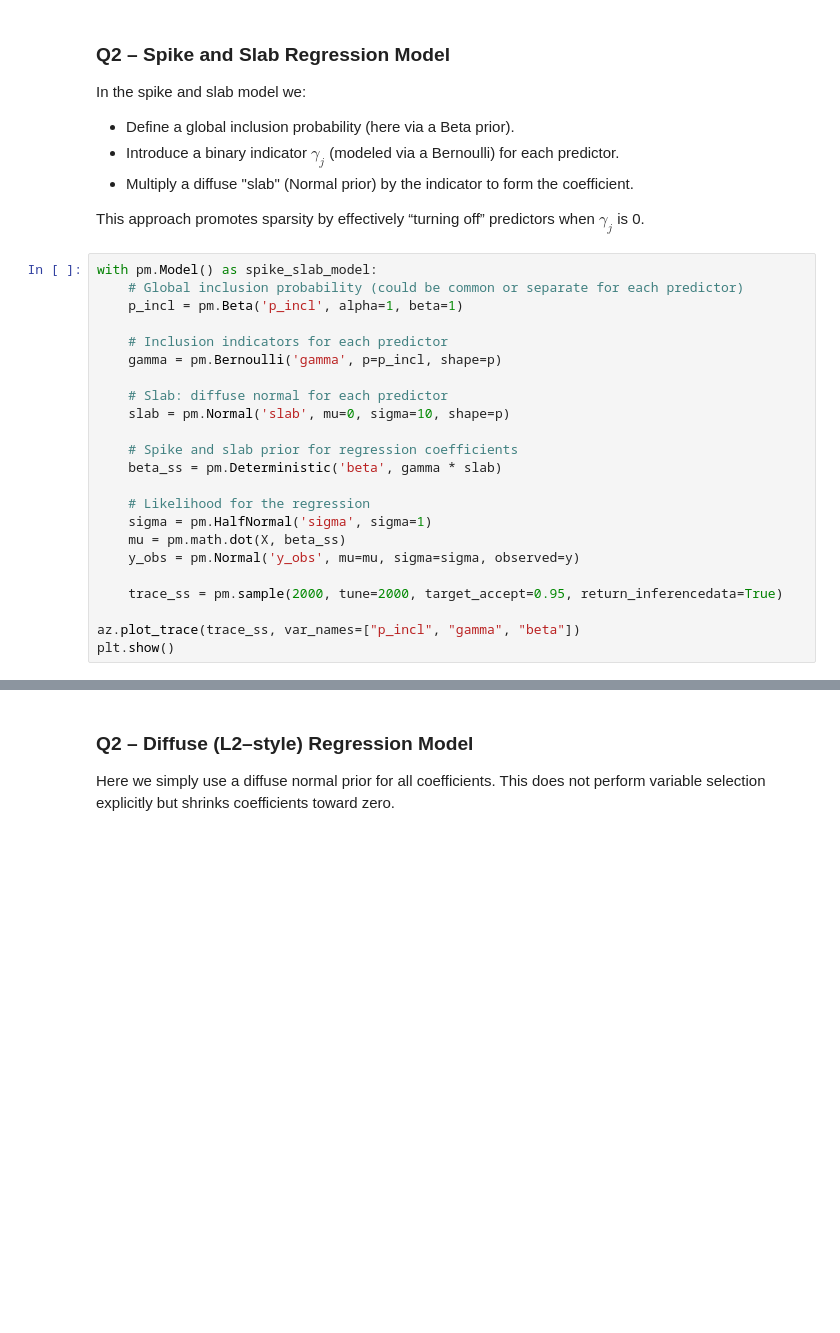
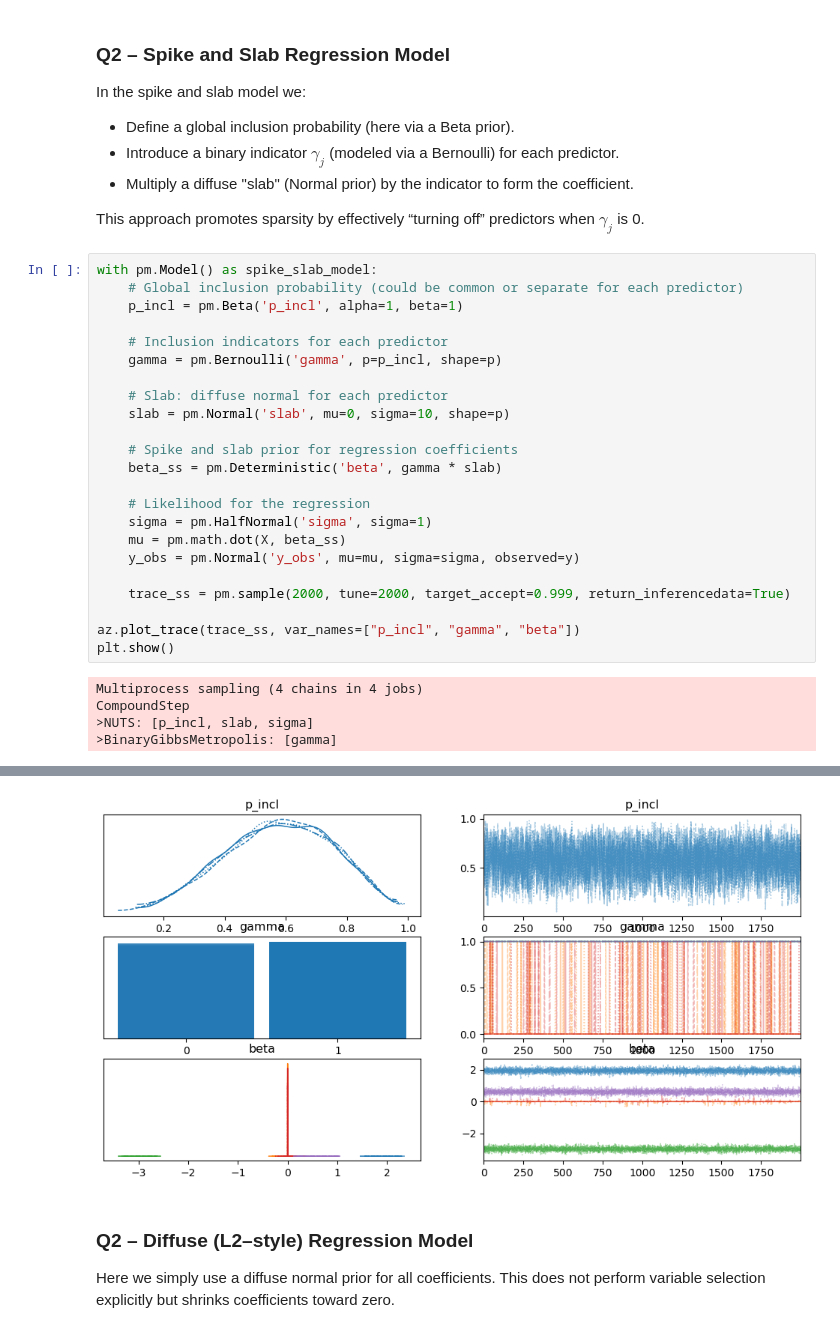
Before and after one commit to maltseasy/STA365, a Jupyter notebook: HW9.ipynb, the cells around one changed output, grey strips where cells are left out. Drawn from its saved outputs; the diff is of its cells as text; blank space fills up the shorter version.

```diff
--- a/HW9.ipynb
+++ b/HW9.ipynb
@@ -228,7 +236,12 @@ with pm.Model() as spike_slab_model:
     mu = pm.math.dot(X, beta_ss)
     y_obs = pm.Normal('y_obs', mu=mu, sigma=sigma, observed=y)
 
-    trace_ss = pm.sample(2000, tune=2000, target_accept=0.95, return_inferencedata=True)
+    trace_ss = pm.sample(2000, tune=2000, target_accept=0.999, return_inferencedata=True)
 
 az.plot_trace(trace_ss, var_names=["p_incl", "gamma", "beta"])
 plt.show()
+# %% [output]
+Multiprocess sampling (4 chains in 4 jobs)
+CompoundStep
+>NUTS: [p_incl, slab, sigma]
+>BinaryGibbsMetropolis: [gamma]
@@ -235,3 +251,4 @@ plt.show()
+[figure, added]
 # %% [markdown]
 ### Q2 – Diffuse (L2–style) Regression Model
 
```
Also changed, not shown: parts of 9 cells of this notebook.
